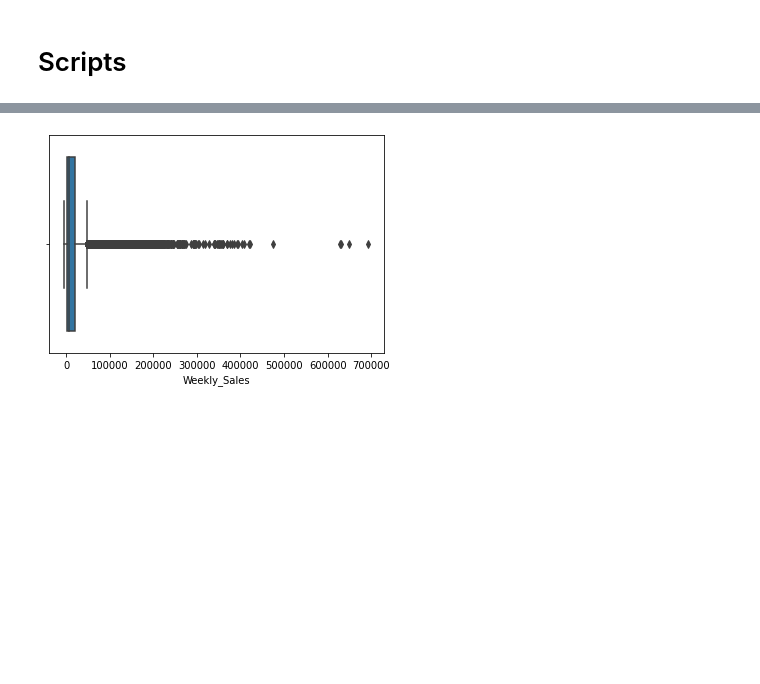
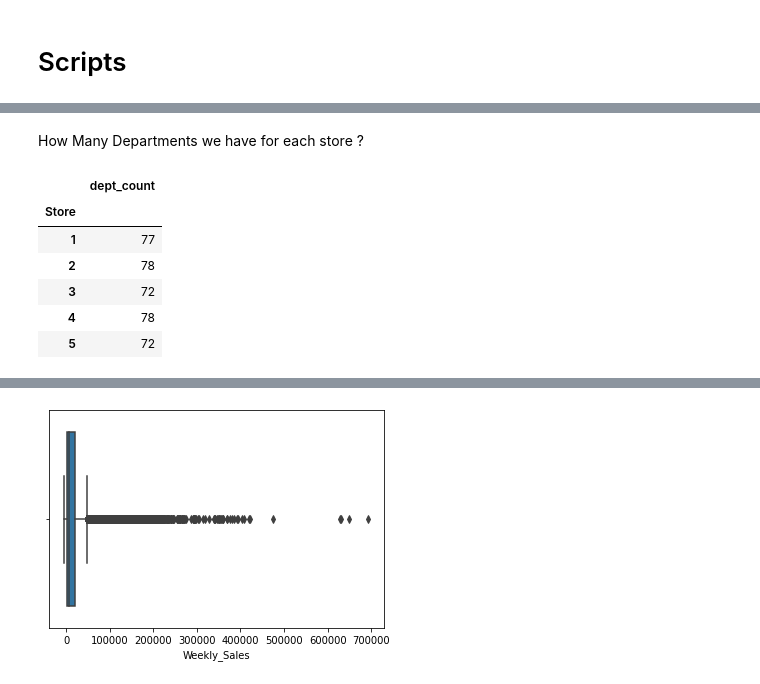
Before and after one commit to jay2jaykp/operation-odessa, a Jupyter notebook: operation_odessa.ipynb, the cells around one changed output, grey strips where cells are left out. Drawn from its saved outputs; the diff is of its cells as text; code cells hidden in the pictures; blank space fills up the shorter version.

```diff
--- a/operation_odessa.ipynb
+++ b/operation_odessa.ipynb
@@ -236,0 +244,14 @@ clean_df.df
+# %% [markdown]
+How Many Departments we have for each store ?
+# %%
+# slicing the dataframe for unique store-dept combinations
+store_dept_df = df[['Store', 'Dept']].drop_duplicates().groupby("Store").agg(dept_count=("Dept", "count"))
+store_dept_df.head()
+# %% [output]
+|  | dept_count |
+| Store |  |
+| 1 | 77 |
+| 2 | 78 |
+| 3 | 72 |
+| 4 | 78 |
+| 5 | 72 |
```
Also changed, not shown: parts of 11 cells of this notebook.
